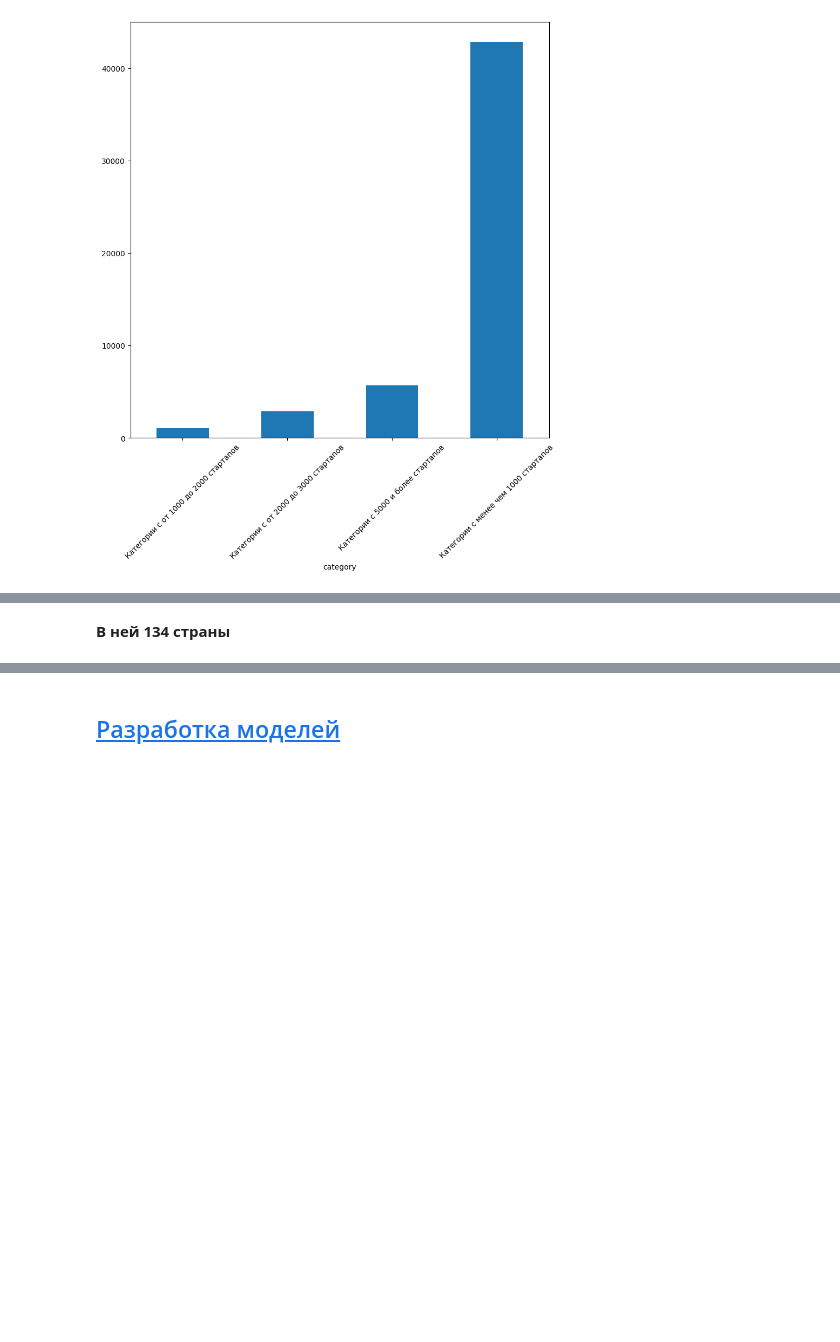
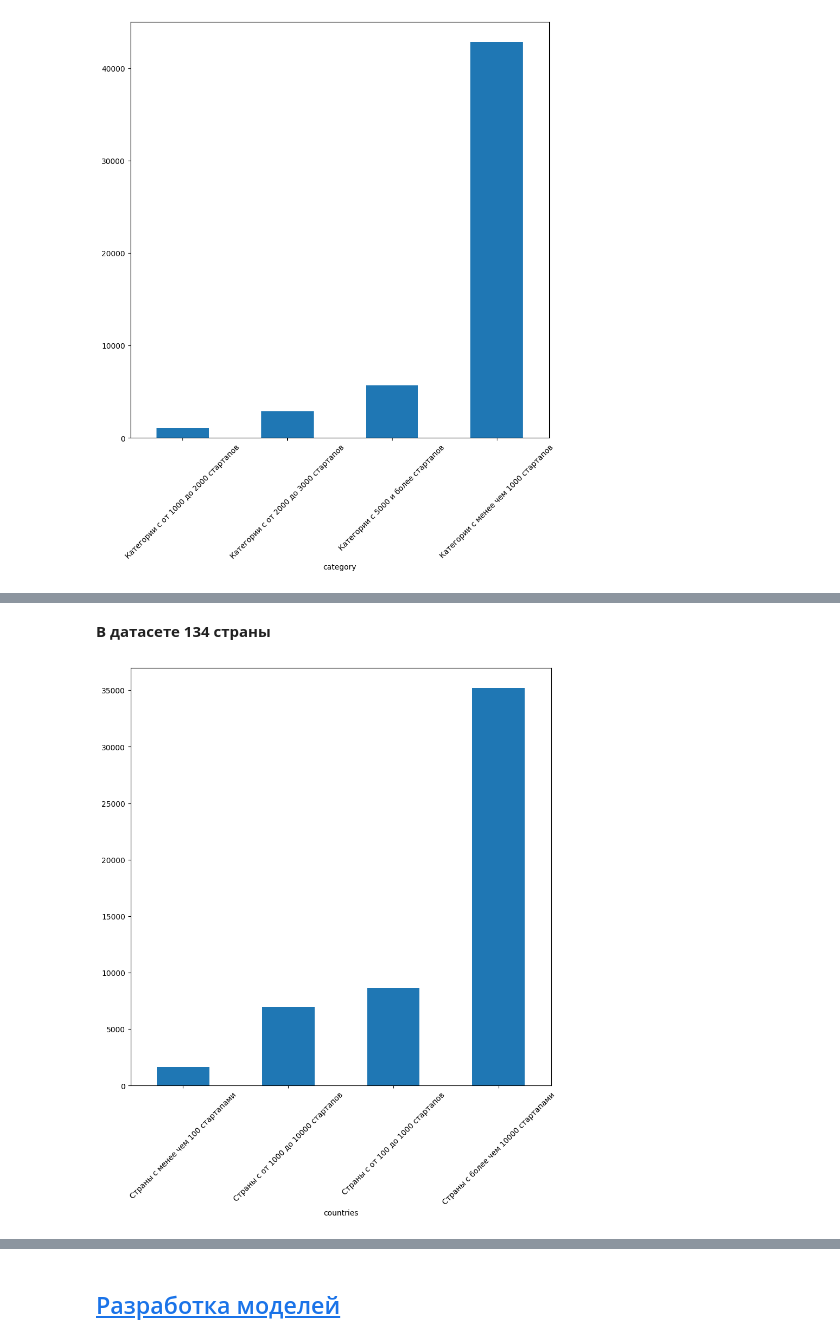
Before and after one commit to VladimirEis/masterskaya_project, a Jupyter notebook: masterskaya_project.ipynb, the cells around one changed output, grey strips where cells are left out. Cells and saved outputs as stored; diff of their text form; code cells hidden in the pictures; blank space fills up the shorter version.

```diff
--- a/masterskaya_project.ipynb
+++ b/masterskaya_project.ipynb
@@ -282,7 +258,9 @@ cat_imputer.fit(startups_train[cat_col_names])
 SimpleImputer(strategy='most_frequent')
 # %%
 # Заполняем пропуски в категориальных колонках
-startups_train[cat_imputer.feature_names_in_] = cat_imputer.transform(startups_train[cat_col_names])
+startups_train[cat_imputer.feature_names_in_] = cat_imputer.transform(
+    startups_train[cat_col_names]
+)
 # %%
 # Обучаем импьютер для числовых колонок
 num_imputer.fit(startups_train[num_col_names])
@@ -290,7 +268,9 @@ num_imputer.fit(startups_train[num_col_names])
 SimpleImputer(strategy='median')
 # %%
 # Заполняем пропуски в числовых колонках
-startups_train[num_imputer.feature_names_in_] = num_imputer.transform(startups_train[num_col_names])
+startups_train[num_imputer.feature_names_in_] = num_imputer.transform(
+    startups_train[num_col_names]
+)
 # %%
 # Проверяем результат
 startups_train.info()
@@ -865,3 +801,30 @@ startups_train.groupby('country_code')['name'].count().sort_values()
 # %% [markdown]
-**В ней 134 страны**
+**В датасете 134 страны**
+# %%
+def less_countries(country_code):
+    if (
+        startups_train.loc[startups_train["country_code"] == country_code][
+            "country_code"
+        ].count()
+        < 100
+    ):
+        return "Страны с менее чем 100 стартапами"
+    elif (
+        100
+        <= startups_train.loc[startups_train["country_code"] == country_code][
+            "country_code"
+        ].count()
+        < 1000
+    ):
+        return "Страны с от 100 до 1000 стартапов"
+    elif (
+        1000
+        <= startups_train.loc[startups_train["country_code"] == country_code][
+            "country_code"
+        ].count()
+        < 10000
+    ):
+        return "Страны с от 1000 до 10000 стартапов"
+    else:
+        return "Страны с более чем 10000 стартапами"
 # %%
@@ -881,2 +832,10 @@ def less_countries(country_code):
 # %%
-startups_train['countries'] = startups_train['country_code'].apply(less_countries)
+startups_train = startups_train.drop("country_code", axis=1)
+# %%
+startups_train.groupby("countries")["name"].count().sort_values().plot(
+    kind="bar", figsize=(10, 10)
+)
+plt.xticks(rotation=45)
+plt.show()
+# %% [output]
+[figure, added]
```
Also changed, not shown: parts of 64 cells of this notebook.
